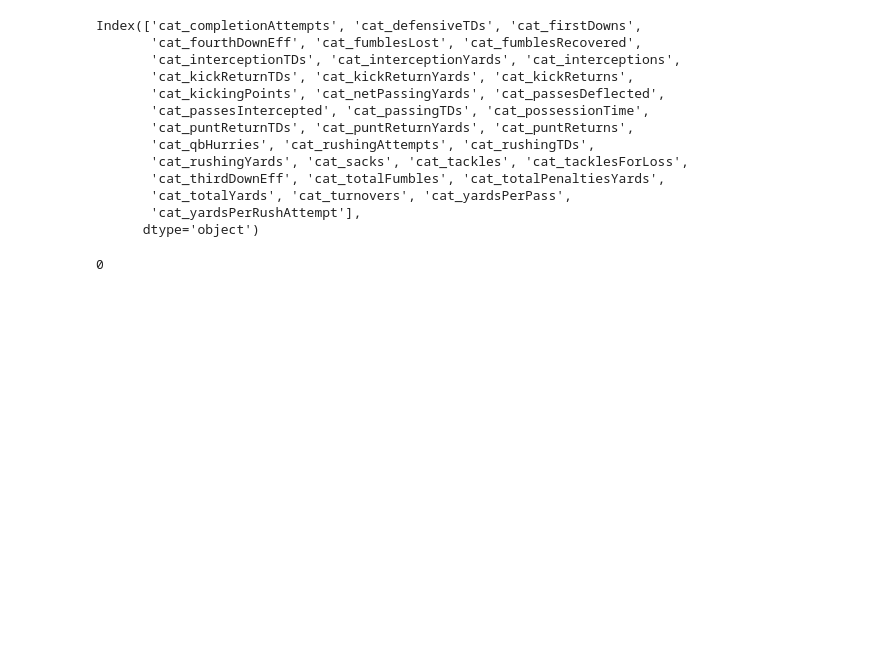
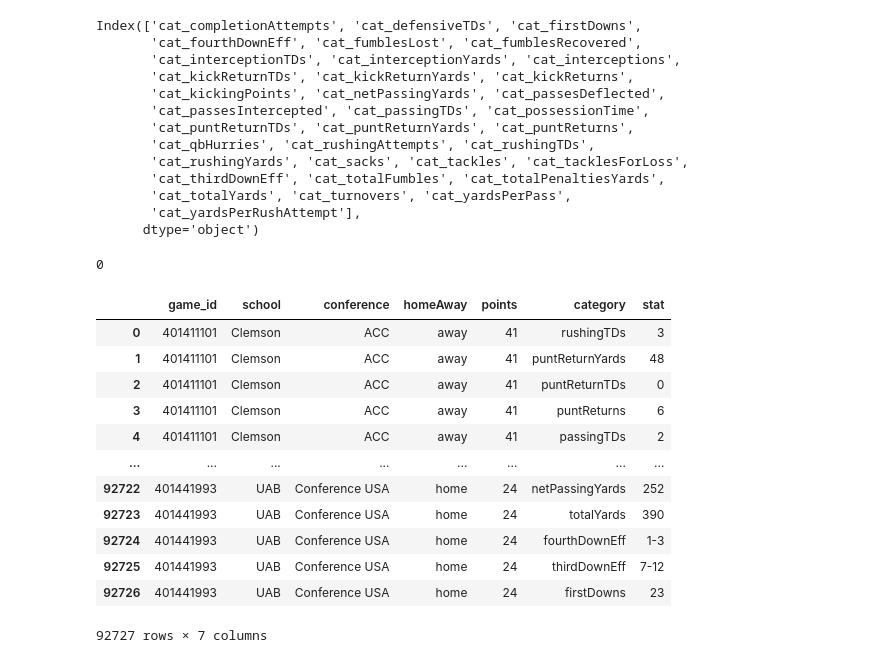
Before and after one commit to wjurden/college-football-project, a Jupyter notebook: code/eda/team_game_stats_eda.ipynb, the cells around one changed output. Cells and saved outputs as stored; diff of their text form; code cells hidden in the pictures; blank space fills up the shorter version.

```diff
--- a/code/eda/team_game_stats_eda.ipynb
+++ b/code/eda/team_game_stats_eda.ipynb
@@ -225,3 +225,18 @@ df_dum['cat_turnovers'].values[0]
 0
 # %%
 # Want to covert each stat to its own column
+df
+# %% [output]
+|  | game_id | school | conference | homeAway | points | category | stat |
+| 0 | 401411101 | Clemson | ACC | away | 41 | rushingTDs | 3 |
+| 1 | 401411101 | Clemson | ACC | away | 41 | puntReturnYards | 48 |
+| 2 | 401411101 | Clemson | ACC | away | 41 | puntReturnTDs | 0 |
+| 3 | 401411101 | Clemson | ACC | away | 41 | puntReturns | 6 |
+| 4 | 401411101 | Clemson | ACC | away | 41 | passingTDs | 2 |
+| ... | ... | ... | ... | ... | ... | ... | ... |
+| 92722 | 401441993 | UAB | Conference USA | home | 24 | netPassingYards | 252 |
+| 92723 | 401441993 | UAB | Conference USA | home | 24 | totalYards | 390 |
+| 92724 | 401441993 | UAB | Conference USA | home | 24 | fourthDownEff | 1-3 |
+| 92725 | 401441993 | UAB | Conference USA | home | 24 | thirdDownEff | 7-12 |
+| 92726 | 401441993 | UAB | Conference USA | home | 24 | firstDowns | 23 |
+92727 rows × 7 columns
```
Also changed, not shown: parts of 6 cells of this notebook.
